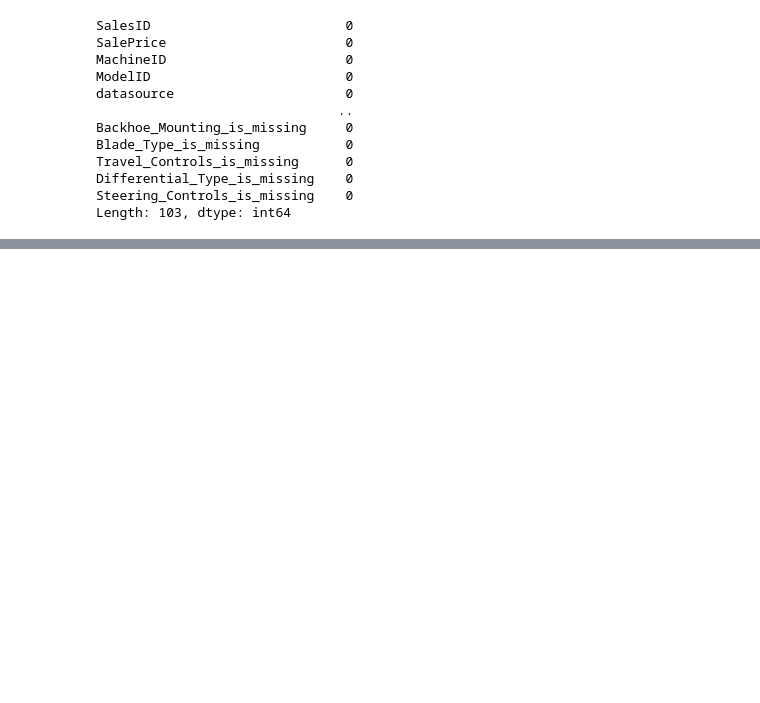
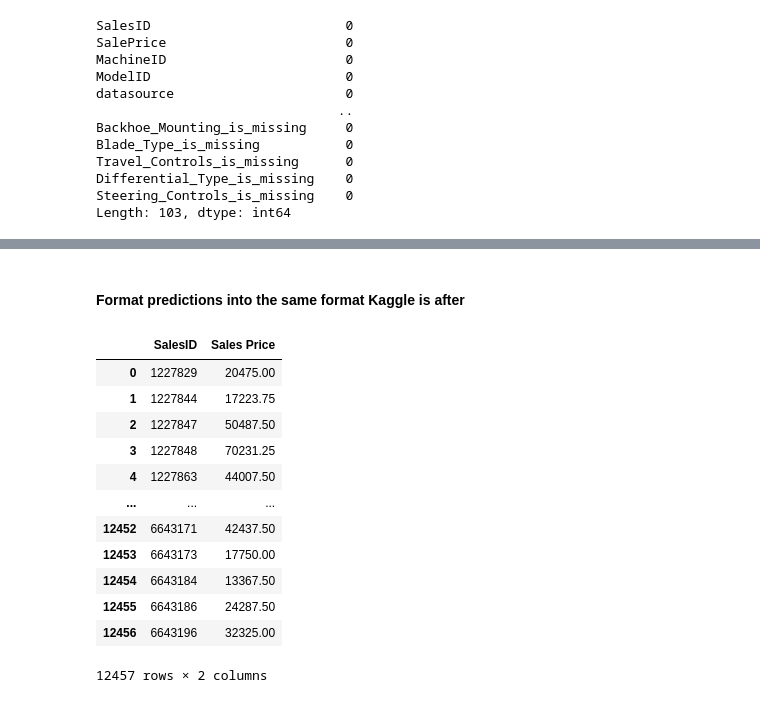
Before and after one commit to dianamelinte23/bulldozer-price-prediction-project, a Jupyter notebook: end-to-end-bulldozer-price-prediction.ipynb, the cells around one changed output, grey strips where cells are left out. Drawn from its saved outputs; the diff is of its cells as text; code cells hidden in the pictures; blank space fills up the shorter version.

```diff
--- a/end-to-end-bulldozer-price-prediction.ipynb
+++ b/end-to-end-bulldozer-price-prediction.ipynb
@@ -593,0 +893,21 @@ Length: 103, dtype: int64
+# %% [markdown]
+#### Format predictions into the same format Kaggle is after
+# %%
+df_preds = pd.DataFrame()
+df_preds["SalesID"] = df_test["SalesID"]
+df_preds["Sales Price"] = test_preds
+df_preds
+# %% [output]
+|  | SalesID | Sales Price |
+| 0 | 1227829 | 20475.00 |
+| 1 | 1227844 | 17223.75 |
+| 2 | 1227847 | 50487.50 |
+| 3 | 1227848 | 70231.25 |
+| 4 | 1227863 | 44007.50 |
+| ... | ... | ... |
+| 12452 | 6643171 | 42437.50 |
+| 12453 | 6643173 | 17750.00 |
+| 12454 | 6643184 | 13367.50 |
+| 12455 | 6643186 | 24287.50 |
+| 12456 | 6643196 | 32325.00 |
+12457 rows × 2 columns
```
Also changed, not shown: parts of 34 cells of this notebook, 1 other file.
